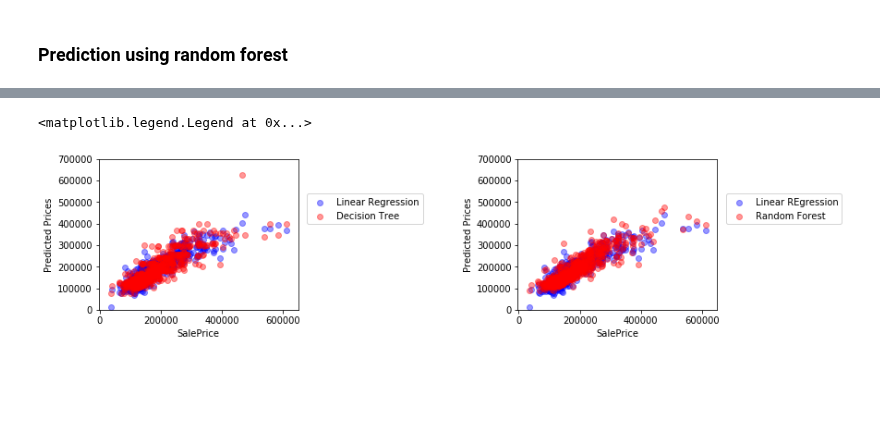
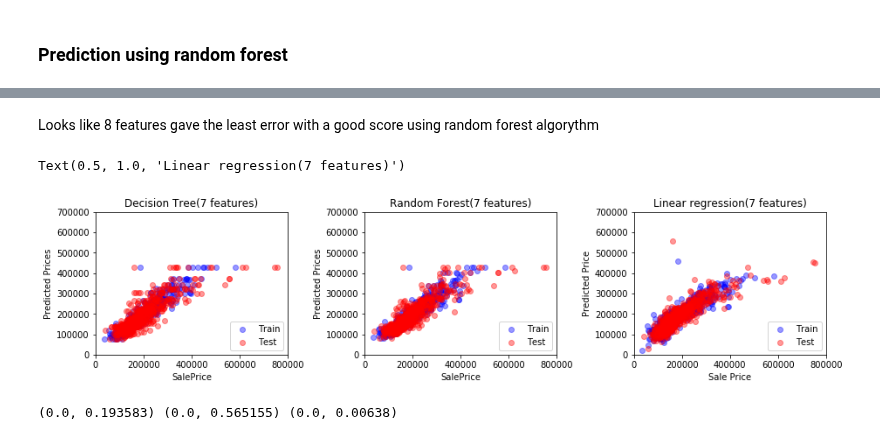
Before and after one commit to Xuehong-pdx/Machine_Learning_Side_Projects, a Jupyter notebook: housing price prediction.ipynb, the cells around one changed output, grey strips where cells are left out. Saved outputs shown, nothing was run; the diff lists cells and outputs as text; code cells hidden in the pictures; blank space fills up the shorter version.

```diff
--- a/housing price prediction.ipynb
+++ b/housing price prediction.ipynb
@@ -910,11 +887,12 @@ def rf_train_test(train, features, n):
     score = reg.score(train[features], train['SalePrice'])
     return rmse, score, rf_pred_tr, rf_pred_te
 
+time1 = datetime.datetime.now()
 rmses =[]
 scores = []
 rf_te_pred = []
 rf_tr_pred = []
-for i in range(1,len(feature7)+1):
+for i in range(1,len(feature12)+1):
     t_col = features[0:i]
     rmse, score, rf_pred_tr, rf_pred_te = rf_train_test(train,t_col,10)
     rmse = round(rmse,1)
@@ -924,16 +902,21 @@ for i in range(1,len(feature7)+1):
     rf_te_pred.append(rf_pred_te)
     rf_tr_pred.append(rf_pred_tr)
 
-    # Plot rmse and scores
+time2 = datetime.datetime.now()
+elapsedTime = time2 - time1
+rf12 = divmod(elapsedTime.total_seconds(), 60)
+print('\n', 'elapsedTime(min,sec):', rf12)
+
+# Plot rmse and scores
 fig = plt.figure(figsize = (10,3))
 fig.subplots_adjust(wspace = 0.5)
 ax1 = fig.add_subplot(1, 2, 1)
-ax1.scatter(x = [1,2,3,4,5,6,7], y = rmses, color = 'blue', alpha = 0.4)
+ax1.scatter(x = np.arange(1,13,1), y = rmses, color = 'blue', alpha = 0.4)
 ax1.set_xlabel('Number of features used')
 ax1.set_ylabel('rmse')
 
 ax2 = fig.add_subplot(1, 2, 2)
-ax2.scatter(x = [1,2,3,4,5,6,7], y = scores, color = 'blue', alpha = 0.4)
+ax2.scatter(x = np.arange(1,13,1), y = scores, color = 'blue', alpha = 0.4)
 ax2.set_xlabel('Number of features used')
 ax2.set_ylabel('score')
 # %% [output]
@@ -942,24 +926,44 @@ Text(0, 0.5, 'score')
+# %% [markdown]
+Looks like 8 features gave the least error with a good score using random forest algorythm
 # %%
-# Plot calculated prices in respect to actual SalePrice
-fig = plt.figure(figsize = (12,3))
-fig.subplots_adjust(wspace = 1.1)
-ax1 = fig.add_subplot(1, 2, 1)
-ax1.scatter(x = test['SalePrice'], y = cal_test, color = 'blue', label='Linear Regression', alpha = 0.4)
-ax1.scatter(x = test['SalePrice'], y = dt_te_pred[6], color = 'red', label='Decision Tree', alpha = 0.4)
+# Compare predicted prices by decision tree and random forest to actual SalePrice
+fig = plt.figure(figsize = (15,3))
+fig.subplots_adjust(hspace=0.4, wspace=0.4)
+
+ax1 = fig.add_subplot(1, 3, 1)
+ax1.scatter(x = train['SalePrice'], y = dt_tr_pred[6], color = 'blue', label='Train', alpha = 0.4)
+ax1.scatter(x = test['SalePrice'], y = dt_te_pred[6], color = 'red', label='Test', alpha = 0.4)
 ax1.set_xlabel('SalePrice')
 ax1.set_ylabel('Predicted Prices')
 ax1.xaxis.set_major_locator(plt.MaxNLocator(4))
+ax1.set_xlim(0, 800000)
 ax1.set_ylim(0, 700000)
-ax1.legend(bbox_to_anchor = (1.02, 0.8), loc = 0)
+ax1.legend(loc='lower right')
+plt.title('Decision Tree(7 features)')
 
-ax2 = fig.add_subplot(1, 2, 2)
-ax2.scatter(x = test['SalePrice'], y = cal_test, color = 'blue', label='Linear REgression', alpha = 0.4)
-ax2.scatter(x = test['SalePrice'], y = rf_te_pred[6], color = 'red', label='Random Forest', alpha = 0.4)
+ax2 = fig.add_subplot(1, 3, 2)
+ax2.scatter(x = train['SalePrice'], y = rf_tr_pred[6], color = 'blue', label='Train', alpha = 0.4)
+ax2.scatter(x = test['SalePrice'], y = rf_te_pred[6], color = 'red', label='Test', alpha = 0.4)
 ax2.set_xlabel('SalePrice')
 ax2.set_ylabel('Predicted Prices')
-ax2.xaxis.set_major_locator(plt.MaxNLocator(4))
+ax2.set_xlim(0, 800000)
 ax2.set_ylim(0, 700000)
-ax2.legend(bbox_to_anchor = (1.02, 0.8), loc = 0)
+ax2.legend(loc='lower right')
+plt.title('Random Forest(7 features)')
+
+ax3 = fig.add_subplot(1, 3, 3)
+ax3.scatter(x = train['SalePrice'], y = tr_pred7, color = 'blue', label='Train', alpha = 0.4)
+ax3.scatter(x = test['SalePrice'], y = te_pred7, color = 'red', label='Test', alpha = 0.4)
+ax3.set_xlabel('Sale Price')
+ax3.set_ylabel('Predicted Price')
+ax3.set_xlim(0, 800000)
+ax3.set_ylim(0, 700000)
+ax3.legend(loc='lower right')
+plt.title('Linear regression(7 features)')
 # %% [output]
-<matplotlib.legend.Legend at 0x...>
+Text(0.5, 1.0, 'Linear regression(7 features)')
-[figure, old version]
+[figure, new version]
+# %%
+print(dt12, rf12, lrt12)
+# %% [output]
+(0.0, 0.193583) (0.0, 0.565155) (0.0, 0.00638)
```
Also changed, not shown: parts of 52 cells of this notebook.
